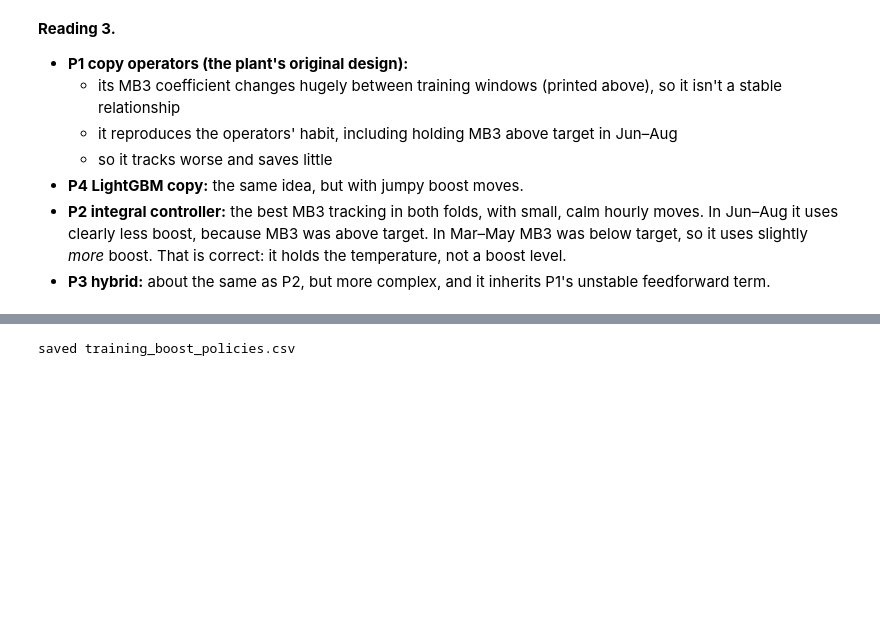
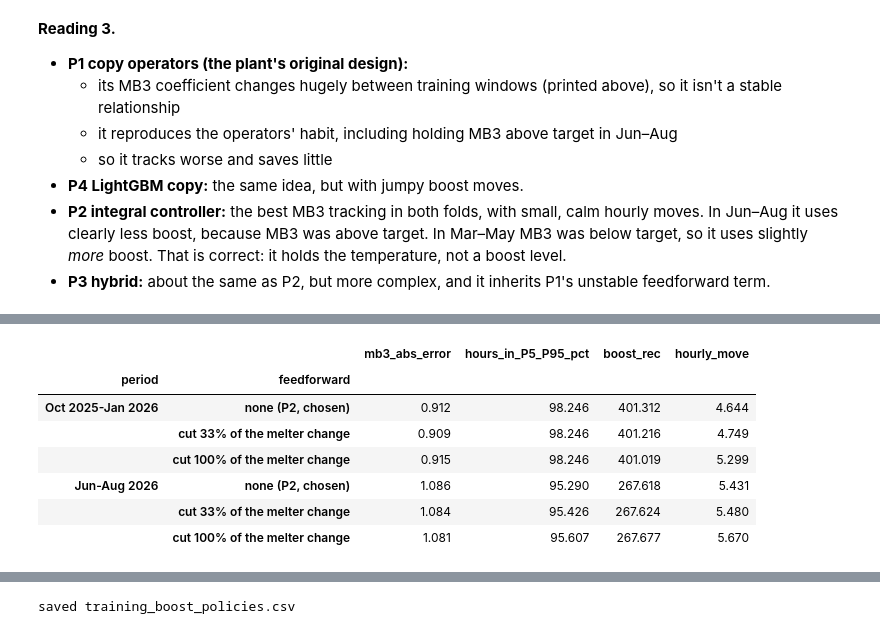
Before and after one commit to Sakthiskumar-A/PGP_ptm_analysis, a Jupyter notebook: notebooks/training/T3_boost_model_experiments.ipynb, the cells around one changed output, grey strips where cells are left out. Cells and saved outputs as stored; diff of their text form; code cells hidden in the pictures; blank space fills up the shorter version.

```diff
--- a/notebooks/training/T3_boost_model_experiments.ipynb
+++ b/notebooks/training/T3_boost_model_experiments.ipynb
@@ -183,0 +232,10 @@ ax[0].set_title('Two weeks of July 2026: copying operators vs integral controlle
+# %%
+rows4 = []
+for fold, (a, b, _) in FOLDS.items():
+    tr = dm[:pd.Timestamp(a) - pd.Timedelta(hours=1)].dropna(); te = dm[a:b].dropna()
+    for name, f in [('boost + gas history (chosen)', Bv + ' + ' + Gv), ('+ melter boost history', Bv + ' + ' + Gv + ' + ' + Mv)]:
+        m = smf.ols('y3 ~ ' + f, tr).fit(); p = m.predict(te)
+        rows4.append(dict(fold=fold, model=name, oos_R2=1 - ((te.y3 - p)**2).sum() / ((te.y3 - te.y3.mean())**2).sum()))
+display(pd.DataFrame(rows4).pivot_table(index='model', columns='fold', values='oos_R2').round(3))
+pd.DataFrame({'barrier gain after 12 h (°C per +100 kWh/h)': [resp(m_no, 'b').iloc[-1], resp(m_mb, 'b').iloc[-1]]},
+             index=['without melter boost history', 'with melter boost history']).round(2)
@@ -183,0 +250,25 @@ ax[0].set_title('Two weeks of July 2026: copying operators vs integral controlle
+# %%
+# Closed loop: integral controller plus a feedforward that cuts barrier boost by `ratio` x the melter-boost change
+rowsF = []
+for period, (a, b) in {'Oct 2025-Jan 2026': ('2025-10-10', '2026-01-31'), 'Jun-Aug 2026': ('2026-06-01', '2026-08-31')}.items():
+    hh = h[a:b + ' 23:00']
+    for ratio in [0.0, 0.33, 1.0]:
+        st = {'prev_mb': np.nan}
+        def pol(prev, m, r, ratio=ratio, st=st):
+            ff = -ratio * (r.mb_kwh - st['prev_mb']) if np.isfinite(r.mb_kwh) and np.isfinite(st['prev_mb']) else 0.0
+            st['prev_mb'] = r.mb_kwh
+            return np.clip(prev + ff + 0.1 * (TGT - m) / G, LO, HI)
+        sm = rc.simulate_policy(hh, step, pol)
+        rowsF.append(dict(period=period, feedforward=('none (P2, chosen)' if ratio == 0 else 'cut %.0f%% of the melter change' % (100*ratio)),
+                          mb3_abs_error=(sm.mb3_sim - TGT).abs().mean(), hours_in_P5_P95_pct=100*sm.mb3_sim.between(P5, P95).mean(),
+                          boost_rec=sm.bb_rec.mean(), hourly_move=sm.bb_rec.diff().abs().mean()))
+pd.DataFrame(rowsF).set_index(['period', 'feedforward']).round(3)
+# %% [output]
+|  |  | mb3_abs_error | hours_in_P5_P95_pct | boost_rec | hourly_move |
+| period | feedforward |  |  |  |  |
+| Oct 2025-Jan 2026 | none (P2, chosen) | 0.912 | 98.246 | 401.312 | 4.644 |
+|  | cut 33% of the melter change | 0.909 | 98.246 | 401.216 | 4.749 |
+|  | cut 100% of the melter change | 0.915 | 98.246 | 401.019 | 5.299 |
+| Jun-Aug 2026 | none (P2, chosen) | 1.086 | 95.290 | 267.618 | 5.431 |
+|  | cut 33% of the melter change | 1.084 | 95.426 | 267.624 | 5.480 |
+|  | cut 100% of the melter change | 1.081 | 95.607 | 267.677 | 5.670 |
```
Also changed, not shown: parts of 12 cells of this notebook, 28 other files.
